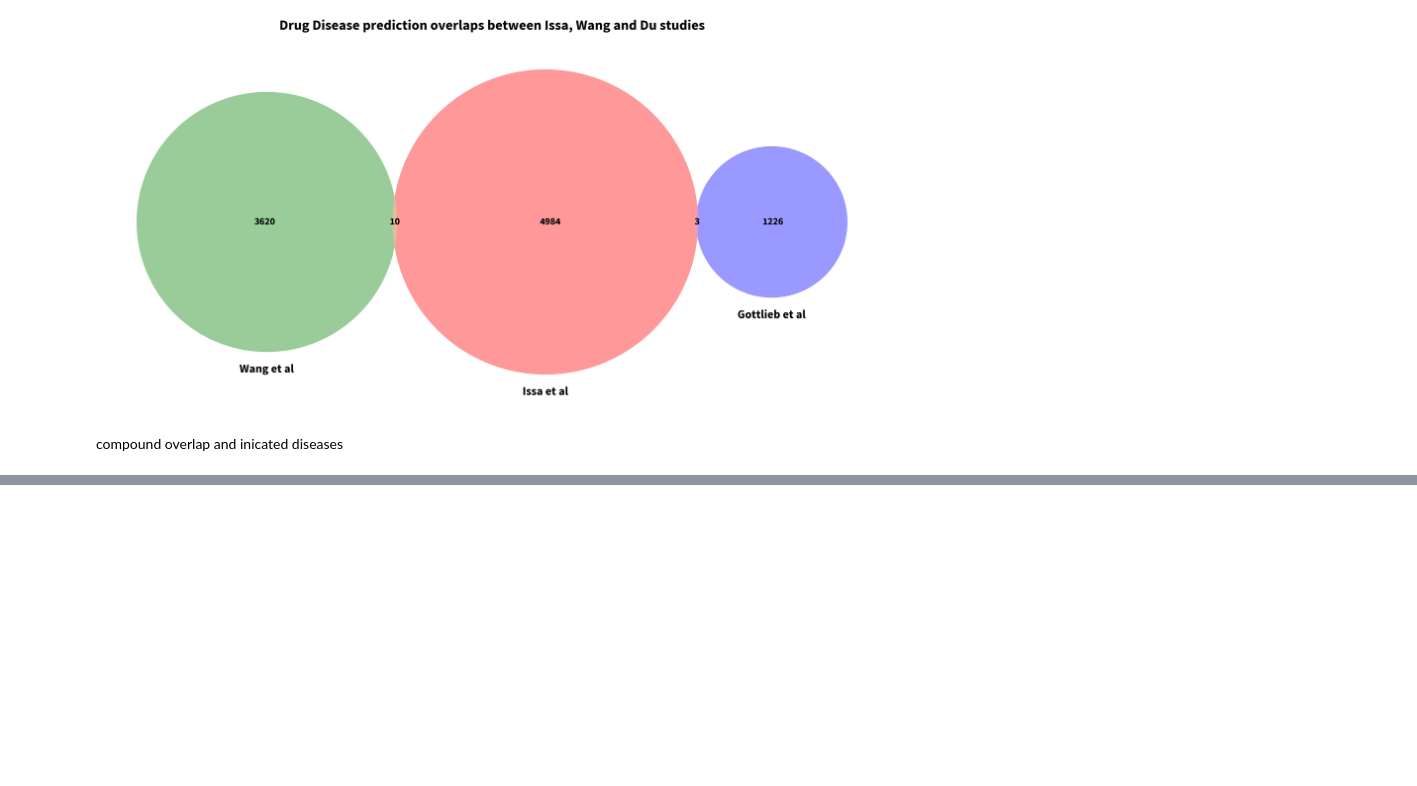
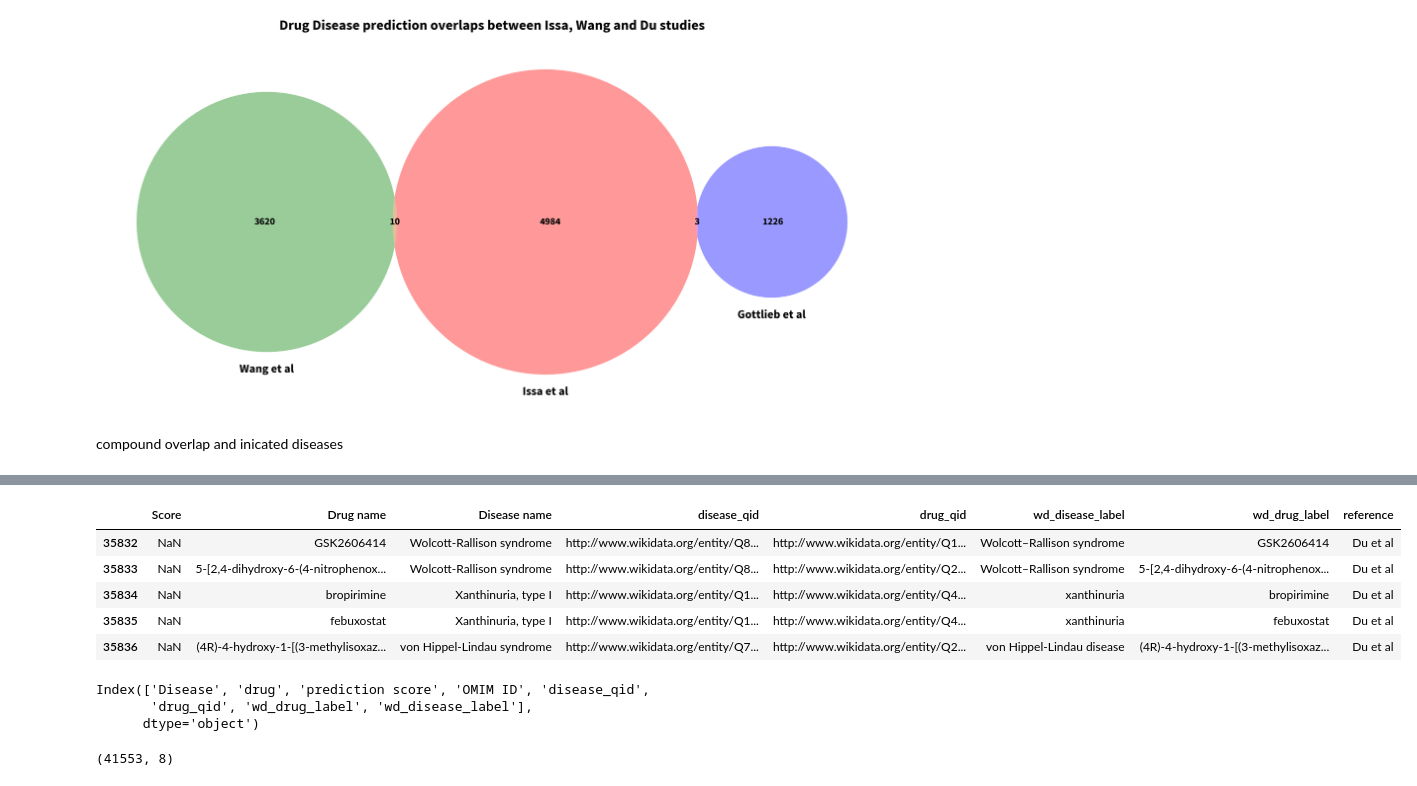
Before and after one commit to sebotic/wikidata_notebooks, a Jupyter notebook: Gottlieb paper data prep.ipynb, the cells around one changed output, grey strips where cells are left out. Drawn from its saved outputs; the diff is of its cells as text; code cells hidden in the pictures; blank space fills up the shorter version.

```diff
--- a/Gottlieb paper data prep.ipynb
+++ b/Gottlieb paper data prep.ipynb
@@ -978,0 +1087,19 @@ compound overlap and inicated diseases
+# %%
+tf = pd.DataFrame([], columns=all_data.columns, dtype=all_data.dtypes)
+for c, x in du_annot_data.iterrows():
+
+    tmp = pd.DataFrame([], columns=all_data.columns, dtype=all_data.dtypes)
+    i = 0
+    tmp.loc[i, 'Disease name'] = x['disease']
+    tmp.loc[i, 'disease_qid'] = x['disease_qid']
+    tmp.loc[i, 'drug_qid'] = x['drug_qid']
+    tmp.loc[i, 'wd_disease_label'] = x['wd_disease_label']
+    tmp.loc[i, 'wd_drug_label'] = x['wd_drug_label']
+    tmp.loc[i, 'reference'] = 'Du et al'
+    tmp.loc[i, 'Drug name'] = x['wd_drug_label']
+#     print(tf.head())
+#     print(tf.dtypes)
+
+    tf = tf.append(tmp, ignore_index=True)
+
+all_data = all_data.append(tf, ignore_index=True)
@@ -978,0 +1110,39 @@ compound overlap and inicated diseases
+# %%
+all_data.tail()
+# %% [output]
+|  | Score | Drug name | Disease name | disease_qid | drug_qid | wd_disease_label | wd_drug_label | reference |
+| 35832 | NaN | GSK2606414 | Wolcott-Rallison syndrome | http://www.wikidata.org/entity/Q8... | http://www.wikidata.org/entity/Q1... | Wolcott–Rallison syndrome | GSK2606414 | Du et al |
+| 35833 | NaN | 5-[2,4-dihydroxy-6-(4-nitrophenox... | Wolcott-Rallison syndrome | http://www.wikidata.org/entity/Q8... | http://www.wikidata.org/entity/Q2... | Wolcott–Rallison syndrome | 5-[2,4-dihydroxy-6-(4-nitrophenox... | Du et al |
+| 35834 | NaN | bropirimine | Xanthinuria, type I | http://www.wikidata.org/entity/Q1... | http://www.wikidata.org/entity/Q4... | xanthinuria | bropirimine | Du et al |
+| 35835 | NaN | febuxostat | Xanthinuria, type I | http://www.wikidata.org/entity/Q1... | http://www.wikidata.org/entity/Q4... | xanthinuria | febuxostat | Du et al |
+| 35836 | NaN | (4R)-4-hydroxy-1-[(3-methylisoxaz... | von Hippel-Lindau syndrome | http://www.wikidata.org/entity/Q7... | http://www.wikidata.org/entity/Q2... | von Hippel-Lindau disease | (4R)-4-hydroxy-1-[(3-methylisoxaz... | Du et al |
+# %%
+wang_data.columns
+# %% [output]
+Index(['Disease', 'drug', 'prediction score', 'OMIM ID', 'disease_qid',
+       'drug_qid', 'wd_drug_label', 'wd_disease_label'],
+      dtype='object')
+# %%
+tf = pd.DataFrame([], columns=all_data.columns, dtype=all_data.dtypes)
+for c, x in wang_data.iterrows():
+
+    tmp = pd.DataFrame([], columns=all_data.columns, dtype=all_data.dtypes)
+    i = 0
+    tmp.loc[i, 'Disease name'] = x['Disease']
+    tmp.loc[i, 'disease_qid'] = x['disease_qid']
+    tmp.loc[i, 'drug_qid'] = x['drug_qid']
+    tmp.loc[i, 'wd_disease_label'] = x['wd_disease_label']
+    tmp.loc[i, 'wd_drug_label'] = x['wd_drug_label']
+    tmp.loc[i, 'reference'] = 'Wang et al'
+    tmp.loc[i, 'Drug name'] = x['drug']
+    tmp.loc[i, 'Score'] = x['prediction score']
+#     print(tf.head())
+#     print(tf.dtypes)
+
+    tf = tf.append(tmp, ignore_index=True)
+
+all_data = all_data.append(tf, ignore_index=True)
+
+all_data.shape
+# %% [output]
+(41553, 8)
```
Also changed, not shown: parts of 15 cells of this notebook.
